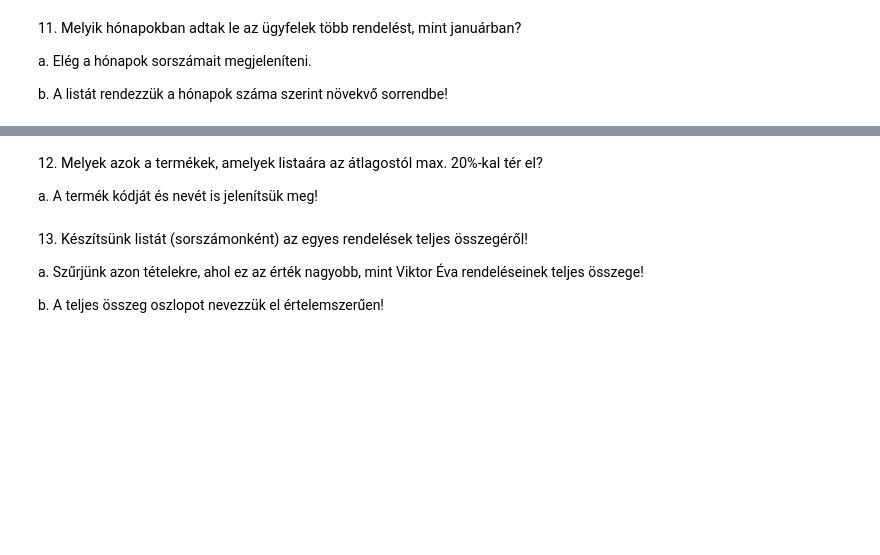
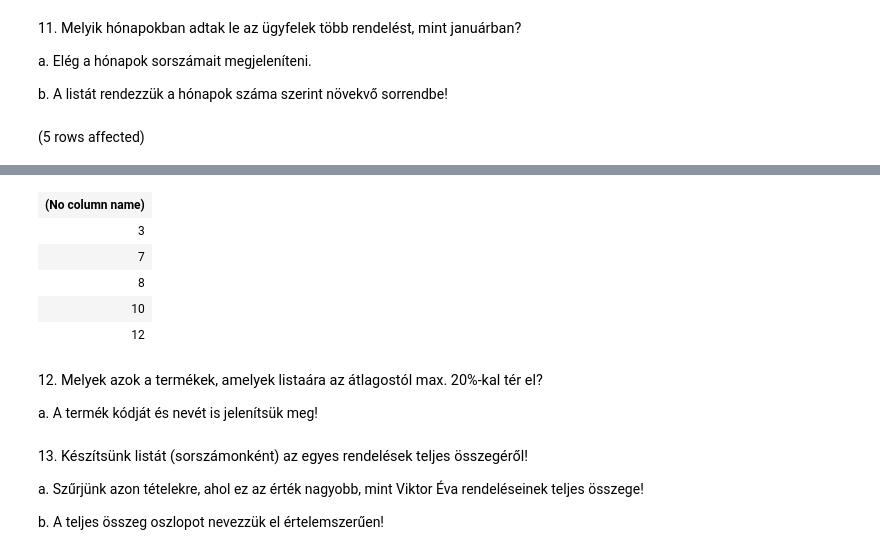
Before and after one commit to Cola39/GXH81K_adatbazis, a Jupyter notebook: gyakorlat06_feladatok.ipynb, the cells around one changed output, grey strips where cells are left out. Saved outputs shown, nothing was run; the diff lists cells and outputs as text; code cells hidden in the pictures; blank space fills up the shorter version.

```diff
--- a/gyakorlat06_feladatok.ipynb
+++ b/gyakorlat06_feladatok.ipynb
@@ -248,3 +271,15 @@ Total execution time: 00:00:00
 a. Elég a hónapok sorszámait megjeleníteni.
 
 b. A listát rendezzük a hónapok száma szerint növekvő sorrendbe!
+# %%
+SELECT MONTH(REND_DATUM)
+FROM Rendeles
+GROUP BY MONTH(REND_DATUM)
+HAVING COUNT(*) > (
+                    SELECT COUNT(*)
+                    FROM Rendeles
+                    WHERE MONTH(REND_DATUM) = 1
+                  )
+ORDER BY MONTH(REND_DATUM)
+# %% [output]
+(5 rows affected)
@@ -251,3 +287,9 @@ b. A listát rendezzük a hónapok száma szerint növekvő sorrendbe!
+| (No column name) |
+| 3 |
+| 7 |
+| 8 |
+| 10 |
+| 12 |
 # %% [markdown]
 12. <span style="background-color: rgb(255, 255, 255); color: rgb(0, 0, 0); font-family: &quot;Open Sans&quot;, sans-serif; font-size: 14.44px;">Melyek azok a termékek, amelyek listaára az átlagostól max. 20%-kal tér el?&nbsp;</span>
 
```
Also changed, not shown: parts of 3 cells of this notebook.
